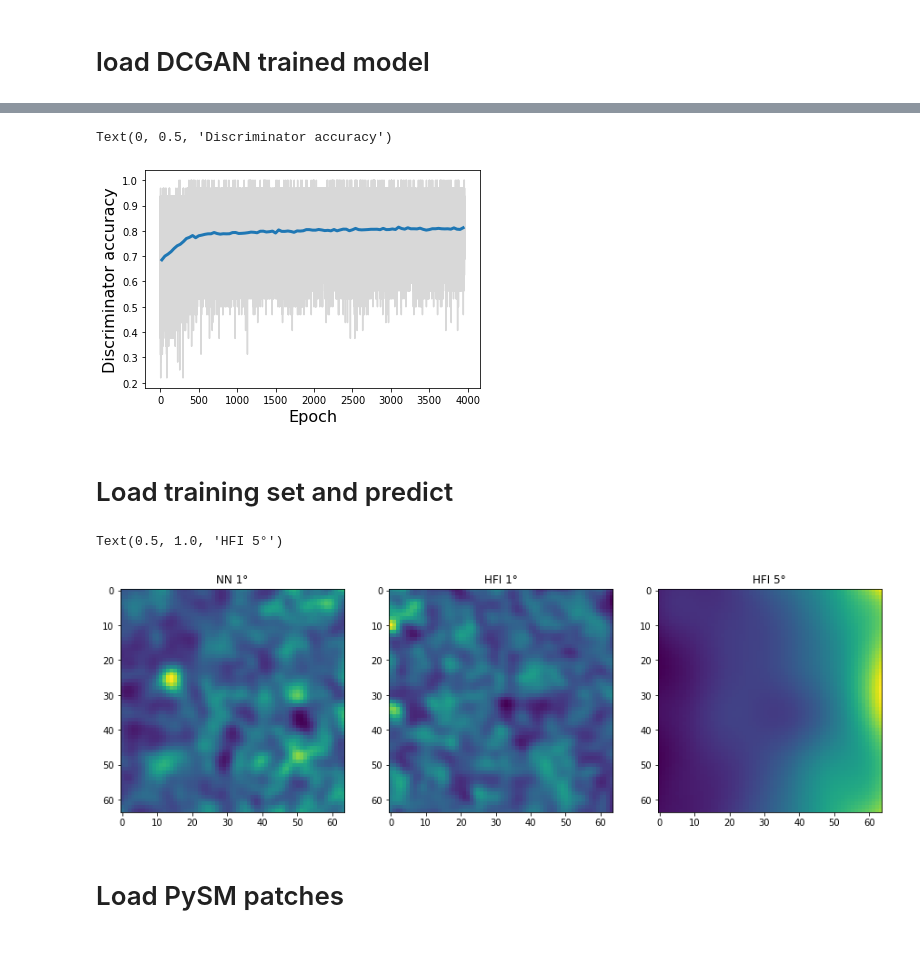
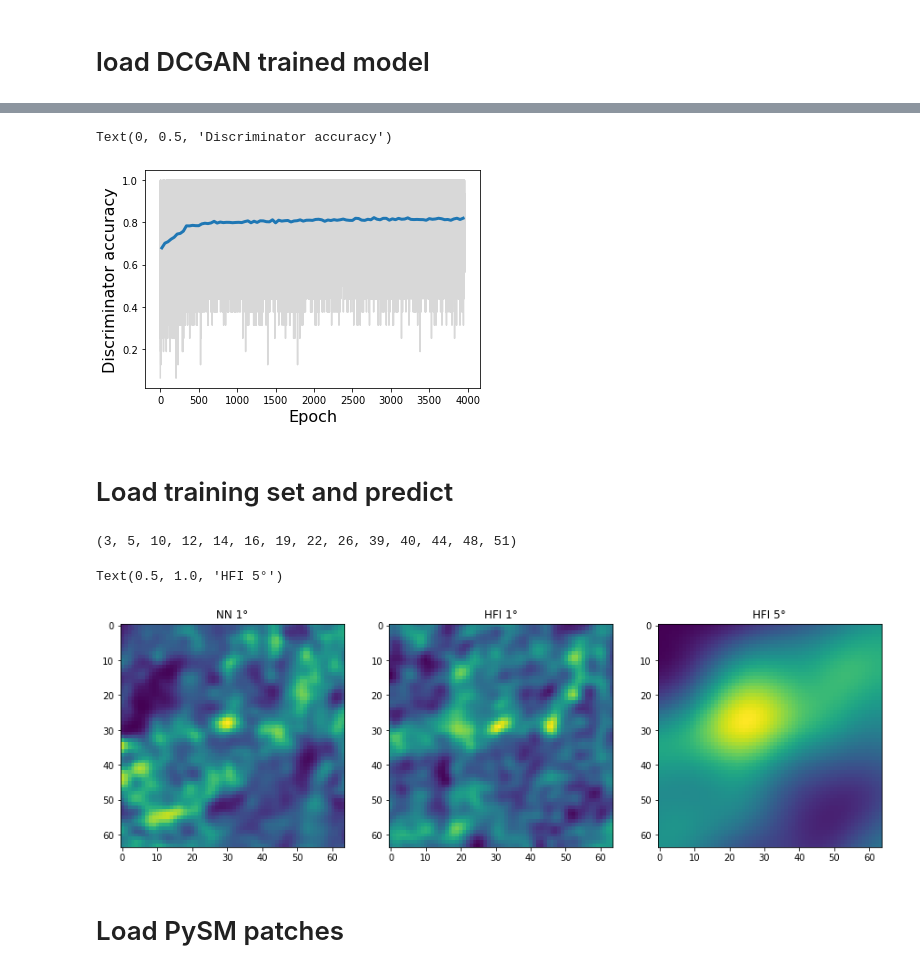
Before and after one commit to ai4cmb/ForSE, a Jupyter notebook: forse/notebooks/test_dcgan_30oct.ipynb, the cells around one changed output, grey strips where cells are left out. Cells and saved outputs as stored; diff of their text form; code cells hidden in the pictures.

```diff
--- a/forse/notebooks/test_dcgan_30oct.ipynb
+++ b/forse/notebooks/test_dcgan_30oct.ipynb
@@ -30,7 +18,7 @@ Use tf.cast instead.
 # %%
 accs = np.load(dir_models+'acc_dreal_dfake_99999.npy')
 # %%
-data = (accs[:,1]+accs[:,0])/2.
+data = (accs[:,1])
 x_binned, data_binned = bin_array(data, bins=1000)
 plt.plot(np.arange(len(data))/25., data, color='grey', alpha=0.3)
 plt.plot(x_binned/25, data_binned, lw=3)
@@ -38,7 +26,7 @@ plt.xlabel('Epoch', fontsize=16)
 plt.ylabel('Discriminator accuracy', fontsize=16)
 # %% [output]
 Text(0, 0.5, 'Discriminator accuracy')
-[figure, old version]
+[figure, new version]
 # %% [markdown]
 # Load training set and predict
 # %%
@@ -47,21 +35,25 @@ training_file = 'training_set_1000patches_20x20deg_T_HR1deg_LR5deg_Npix64_set2.n
 X_train, X_test, Y_train, Y_test = load_training_set(training_path+training_file)
 gen_imgs_test = dcgan.generator.predict(X_test)
 gen_imgs_train = dcgan.generator.predict(X_train)
+# %%
+3,5, 10, 12, 14,16, 19, 22, 26, 39, 40, 44, 48, 51
+# %% [output]
+(3, 5, 10, 12, 14, 16, 19, 22, 26, 39, 40, 44, 48, 51)
 # %%
-N = 43
+N = 432
 plt.figure(figsize=(15, 5))
 plt.subplot(131)
 plt.imshow(gen_imgs_train[N, :, :, 0])
 plt.title('NN 1°')
 plt.subplot(132)
 plt.imshow(Y_train[N, :, :, 0])
 plt.title('HFI 1°')
 plt.subplot(133)
 plt.imshow(X_train[N, :, :, 0])
 plt.title('HFI 5°')
 # %% [output]
 Text(0.5, 1.0, 'HFI 5°')
-[figure, old version]
+[figure, new version]
 # %% [markdown]
 # Load PySM patches
 # %%
```
Also changed, not shown: parts of 9 cells of this notebook, 7 other files.
